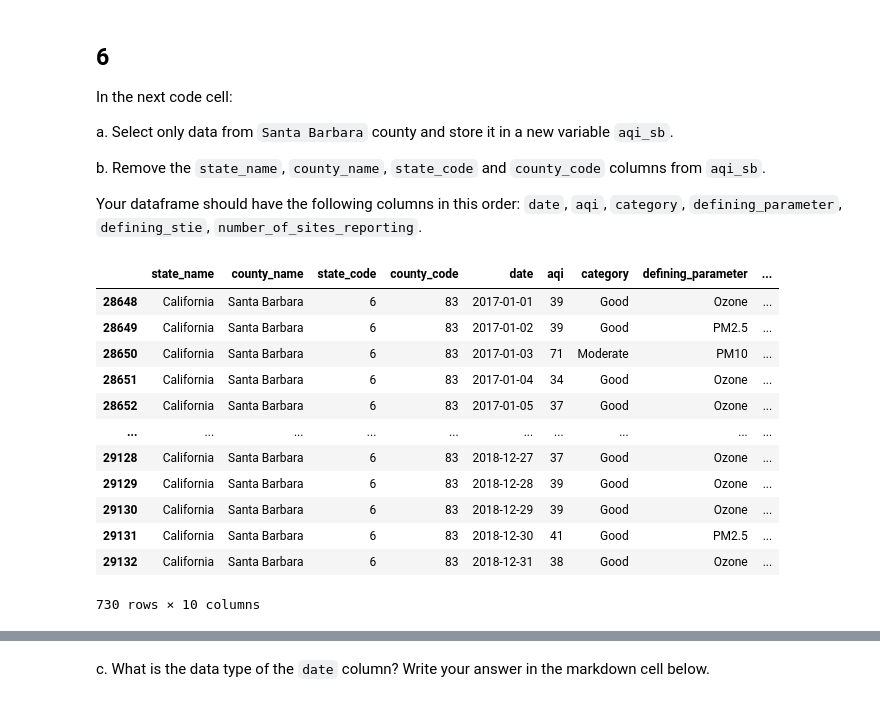
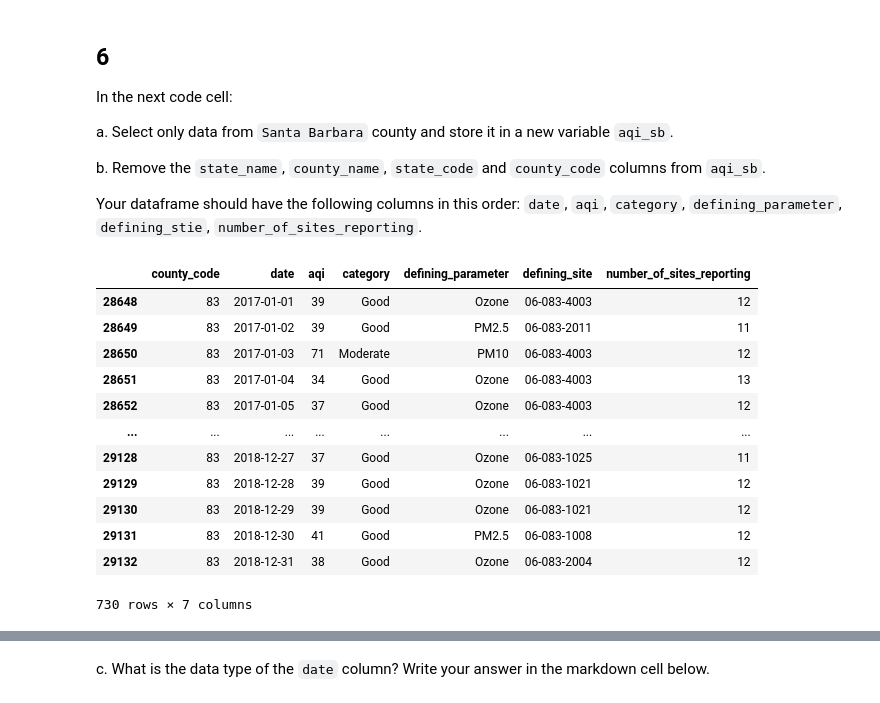
Before and after one commit to jaslynmiura/eds220-hwk2, a Jupyter notebook: task3/hwk2-task3-aqi.ipynb, the cells around one changed output, grey strips where cells are left out. Drawn from its saved outputs; the diff is of its cells as text; code cells hidden in the pictures.

Commit message:
Update column and index, calculate the rolling average of aqi.

```diff
--- a/task3/hwk2-task3-aqi.ipynb
+++ b/task3/hwk2-task3-aqi.ipynb
@@ -155,21 +155,21 @@ b. Remove the `state_name`, `county_name`, `state_code` and `county_code` column
 Your dataframe should have the following columns in this order: `date`, `aqi`, `category`, `defining_parameter`, `defining_stie`, `number_of_sites_reporting`.
 # %%
 aqi_sb = aqi[aqi['county_name'] == 'Santa Barbara']
-# aqi_sb = aqi_sb.drop(['state_name', 'county_name', 'state_code'])
+aqi_sb = aqi_sb.drop(columns = ['state_name', 'county_name', 'state_code'])
 aqi_sb
 # %% [output]
-|  | state_name | county_name | state_code | county_code | date | aqi | category | defining_parameter | ... |
-| 28648 | California | Santa Barbara | 6 | 83 | 2017-01-01 | 39 | Good | Ozone | ... |
-| 28649 | California | Santa Barbara | 6 | 83 | 2017-01-02 | 39 | Good | PM2.5 | ... |
-| 28650 | California | Santa Barbara | 6 | 83 | 2017-01-03 | 71 | Moderate | PM10 | ... |
-| 28651 | California | Santa Barbara | 6 | 83 | 2017-01-04 | 34 | Good | Ozone | ... |
-| 28652 | California | Santa Barbara | 6 | 83 | 2017-01-05 | 37 | Good | Ozone | ... |
-| ... | ... | ... | ... | ... | ... | ... | ... | ... | ... |
-| 29128 | California | Santa Barbara | 6 | 83 | 2018-12-27 | 37 | Good | Ozone | ... |
-| 29129 | California | Santa Barbara | 6 | 83 | 2018-12-28 | 39 | Good | Ozone | ... |
-| 29130 | California | Santa Barbara | 6 | 83 | 2018-12-29 | 39 | Good | Ozone | ... |
-| 29131 | California | Santa Barbara | 6 | 83 | 2018-12-30 | 41 | Good | PM2.5 | ... |
-| 29132 | California | Santa Barbara | 6 | 83 | 2018-12-31 | 38 | Good | Ozone | ... |
+|  | county_code | date | aqi | category | defining_parameter | defining_site | number_of_sites_reporting |
+| 28648 | 83 | 2017-01-01 | 39 | Good | Ozone | 06-083-4003 | 12 |
+| 28649 | 83 | 2017-01-02 | 39 | Good | PM2.5 | 06-083-2011 | 11 |
+| 28650 | 83 | 2017-01-03 | 71 | Moderate | PM10 | 06-083-4003 | 12 |
+| 28651 | 83 | 2017-01-04 | 34 | Good | Ozone | 06-083-4003 | 13 |
+| 28652 | 83 | 2017-01-05 | 37 | Good | Ozone | 06-083-4003 | 12 |
+| ... | ... | ... | ... | ... | ... | ... | ... |
+| 29128 | 83 | 2018-12-27 | 37 | Good | Ozone | 06-083-1025 | 11 |
+| 29129 | 83 | 2018-12-28 | 39 | Good | Ozone | 06-083-1021 | 12 |
+| 29130 | 83 | 2018-12-29 | 39 | Good | Ozone | 06-083-1021 | 12 |
+| 29131 | 83 | 2018-12-30 | 41 | Good | PM2.5 | 06-083-1008 | 12 |
+| 29132 | 83 | 2018-12-31 | 38 | Good | Ozone | 06-083-2004 | 12 |
-730 rows × 10 columns
+730 rows × 7 columns
 # %%
 grader.check("q6a")
```
Also changed, not shown: parts of 6 cells of this notebook.
